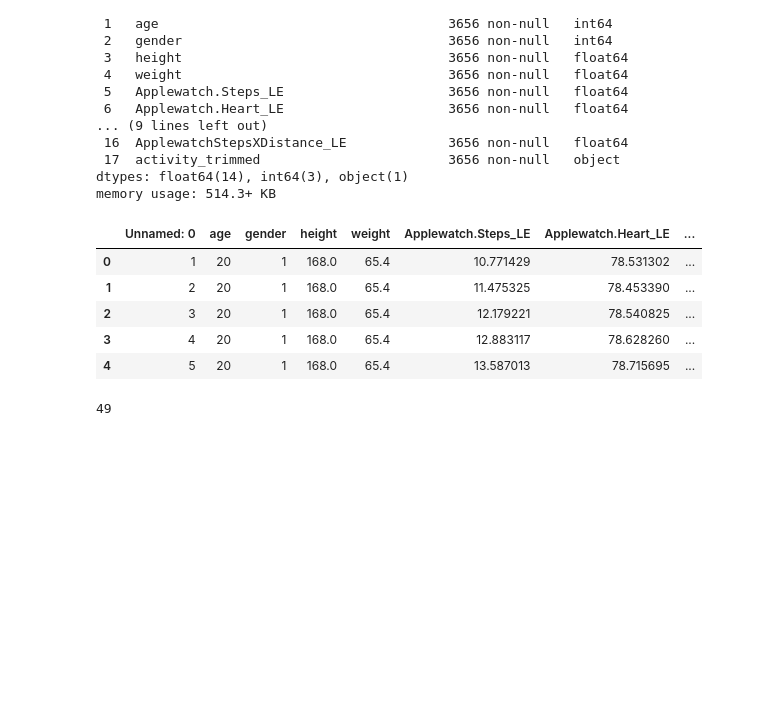
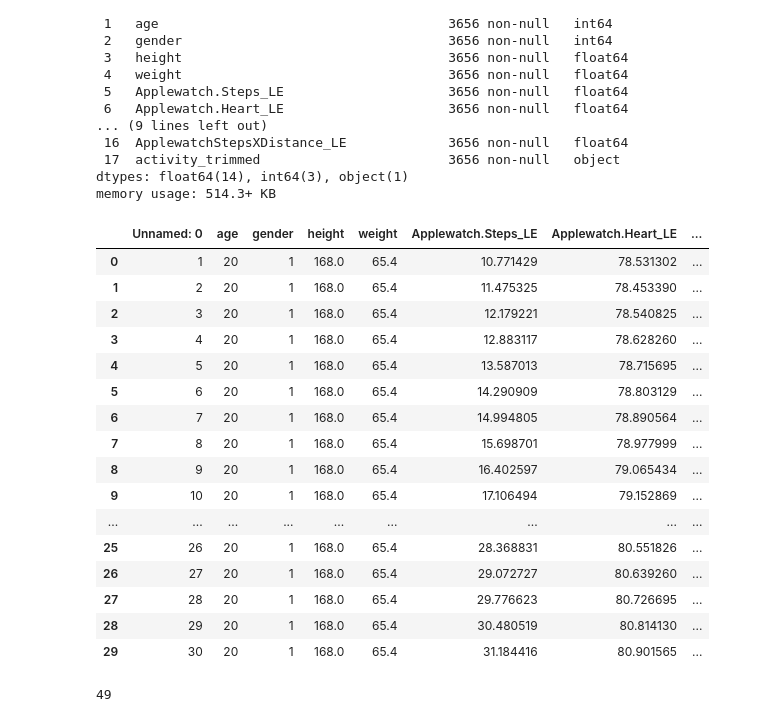
Before and after one commit to infoshareacademy/jdszr16-pajtoners, a Jupyter notebook: Krzysztof/only_apple_watch.ipynb, the cells around one changed output. Drawn from its saved outputs; the diff is of its cells as text; code cells hidden in the pictures; blank space fills up the shorter version.

```diff
--- a/Krzysztof/only_apple_watch.ipynb
+++ b/Krzysztof/only_apple_watch.ipynb
@@ -28,14 +28,25 @@ Data columns (total 18 columns):
 dtypes: float64(14), int64(3), object(1)
 memory usage: 514.3+ KB
 # %%
-data.head()
+data.head(30)
 # %% [output]
 |  | Unnamed: 0 | age | gender | height | weight | Applewatch.Steps_LE | Applewatch.Heart_LE | ... |
 | 0 | 1 | 20 | 1 | 168.0 | 65.4 | 10.771429 | 78.531302 | ... |
 | 1 | 2 | 20 | 1 | 168.0 | 65.4 | 11.475325 | 78.453390 | ... |
 | 2 | 3 | 20 | 1 | 168.0 | 65.4 | 12.179221 | 78.540825 | ... |
 | 3 | 4 | 20 | 1 | 168.0 | 65.4 | 12.883117 | 78.628260 | ... |
 | 4 | 5 | 20 | 1 | 168.0 | 65.4 | 13.587013 | 78.715695 | ... |
+| 5 | 6 | 20 | 1 | 168.0 | 65.4 | 14.290909 | 78.803129 | ... |
+| 6 | 7 | 20 | 1 | 168.0 | 65.4 | 14.994805 | 78.890564 | ... |
+| 7 | 8 | 20 | 1 | 168.0 | 65.4 | 15.698701 | 78.977999 | ... |
+| 8 | 9 | 20 | 1 | 168.0 | 65.4 | 16.402597 | 79.065434 | ... |
+| 9 | 10 | 20 | 1 | 168.0 | 65.4 | 17.106494 | 79.152869 | ... |
+| ... | ... | ... | ... | ... | ... | ... | ... | ... |
+| 25 | 26 | 20 | 1 | 168.0 | 65.4 | 28.368831 | 80.551826 | ... |
+| 26 | 27 | 20 | 1 | 168.0 | 65.4 | 29.072727 | 80.639260 | ... |
+| 27 | 28 | 20 | 1 | 168.0 | 65.4 | 29.776623 | 80.726695 | ... |
+| 28 | 29 | 20 | 1 | 168.0 | 65.4 | 30.480519 | 80.814130 | ... |
+| 29 | 30 | 20 | 1 | 168.0 | 65.4 | 31.184416 | 80.901565 | ... |
 # %%
 data = data.drop("Unnamed: 0", axis=1)
 # %%
```
Also changed, not shown: parts of 10 cells of this notebook, 3 other files.
